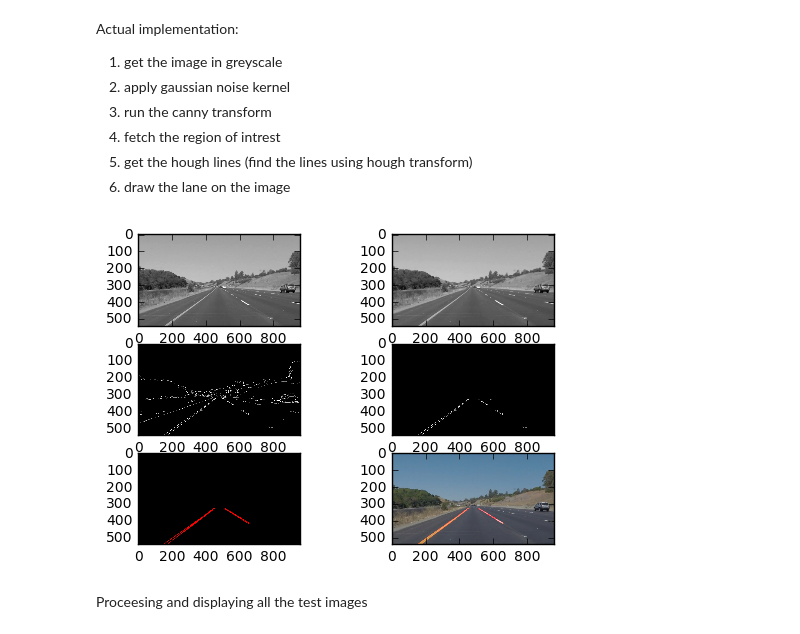
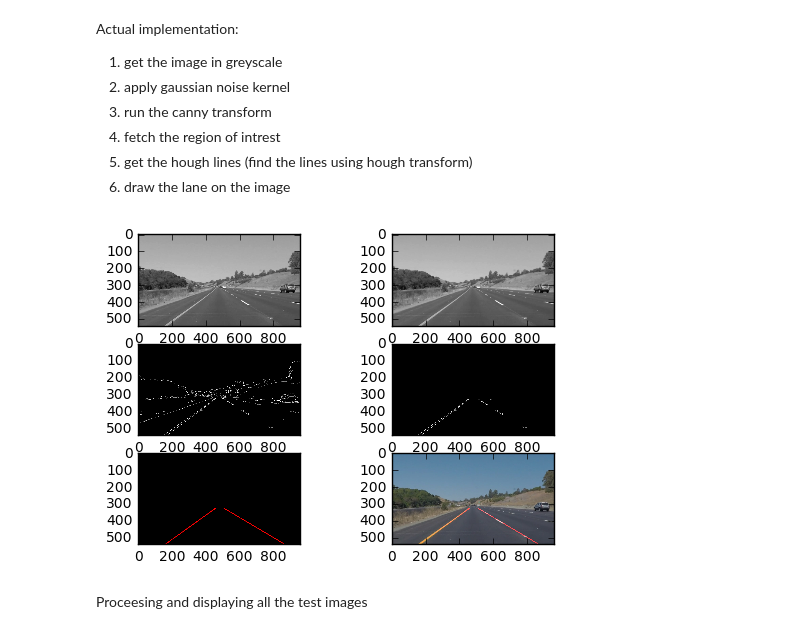
Before and after one commit to sumanth-nirmal/LaneLinesDetector, a Jupyter notebook: P1.ipynb, the cells around one changed output. Cells and saved outputs as stored; diff of their text form; code cells hidden in the pictures.

```diff
--- a/P1.ipynb
+++ b/P1.ipynb
@@ -105,7 +105,7 @@ def region_of_interest(img, vertices):
     return masked_image
 
 
-def draw_lines(img, lines, color=[255, 0, 0], thickness=2):
+def draw_lines(img, lines, color=[255, 0, 0], thickness=3):
     """
     NOTE: this is the function you might want to use as a starting point once you want to
     average/extrapolate the line segments you detect to map out the full
@@ -122,9 +122,42 @@ def draw_lines(img, lines, color=[255, 0, 0], thickness=2):
     If you want to make the lines semi-transparent, think about combining
     this function with the weighted_img() function below
     """
+#     for line in lines:
+#         for x1,y1,x2,y2 in line:
+#             cv2.line(img, (x1, y1), (x2, y2), color, thickness)
+
+    lx = []
+    ly = []
+    rx = []
+    ry = []
     for line in lines:
         for x1,y1,x2,y2 in line:
-            cv2.line(img, (x1, y1), (x2, y2), color, thickness)
+            if(-0.9 < (y2-y1)/(x2-x1) < -0.2 ):
+                lx.extend([x1,x2])
+                ly.extend([y1,y2])
+            elif( 0.2 < (y2-y1)/(x2-x1) < 0.9 ):
+                rx.extend([x1,x2])
+                ry.extend([y1,y2])
+
+    # fit a straight line with these points
+    lm, lc = np.polyfit(lx, ly,1)
+    rm, rc = np.polyfit(rx, ry,1)
+
+
+    ## Find the x,y co-ordinates
+    y_start = int(img.shape[0]*.61)
+    y_end = img.shape[0]
+
+
+    # find the x positions of line
+    lx_end = int((y_end-lc)/lm)
+    rx_end = int((y_end-rc)/rm)
+    lx_start = int((y_start-lc)/lm)
+    rx_start = int((y_start-rc)/rm)
+
+
+    cv2.line(img, (rx_end, y_end), (rx_start, y_start), color, thickness)
+    cv2.line(img, (lx_end, y_end), (lx_start, y_start), color, thickness)
 
 def hough_lines(img, rho, theta, threshold, min_line_len, max_line_gap):
     """
@@ -207,35 +240,35 @@ def find_lines(image):
     ax3 = plt.subplot(gs[1,0])
     ax3.imshow(edges, cmap="gray")
 
     #fetch the region of intrest
     mask_edges = region_of_interest(edges, get_mask(image))
     bw_mask_edges = cv2.cvtColor(mask_edges, cv2.COLOR_GRAY2BGR)
     ax4 = plt.subplot(gs[1,1])
     ax4.imshow(bw_mask_edges)
 
     #get the hough lines
-    lines_by_hough = hough_lines(mask_edges, 2 , np.pi/180, 45, 40, 100) #40, 10, 5)
+    lines_by_hough = hough_lines(mask_edges, 2 , np.pi/180, 55, 60, 90)
     houghlines = np.dstack((lines_by_hough, np.zeros_like(lines_by_hough), np.zeros_like(lines_by_hough)))
     ax5 = plt.subplot(gs[2,0])
     ax5.imshow(houghlines)
 
     # draw the lane on the image
     wimage = weighted_img(houghlines, image)
     ax6 = plt.subplot(gs[2,1])
     ax6.imshow(wimage)
     return wimage
 
 # fetch the test images as an array
 test_images = [ mpimg.imread('test_images/' + i) for i in os.listdir('test_images/')]
 
 #loop through the all images in test_images and find the lanes
 for i in os.listdir("test_images/"):
     image = find_lines(mpimg.imread("test_images/{}".format(i)))
     image = cv2.cvtColor(image, cv2.COLOR_BGR2RGB)
     # save the images in the output folder
     cv2.imwrite("processed_images/redline_{}".format(i), image )
 # %% [output]
-[figure, old version]
+[figure, new version]
 # %% [markdown]
 Proceesing and displaying all the test images
 # %%
```
Also changed, not shown: parts of 7 cells of this notebook, 8 other files.
